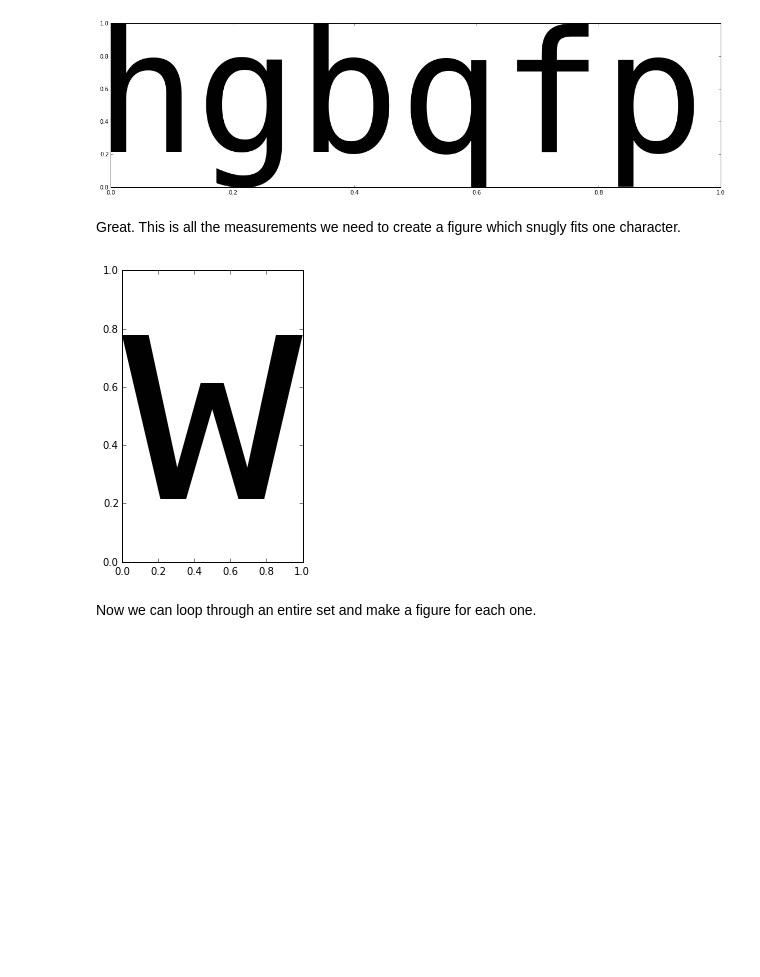
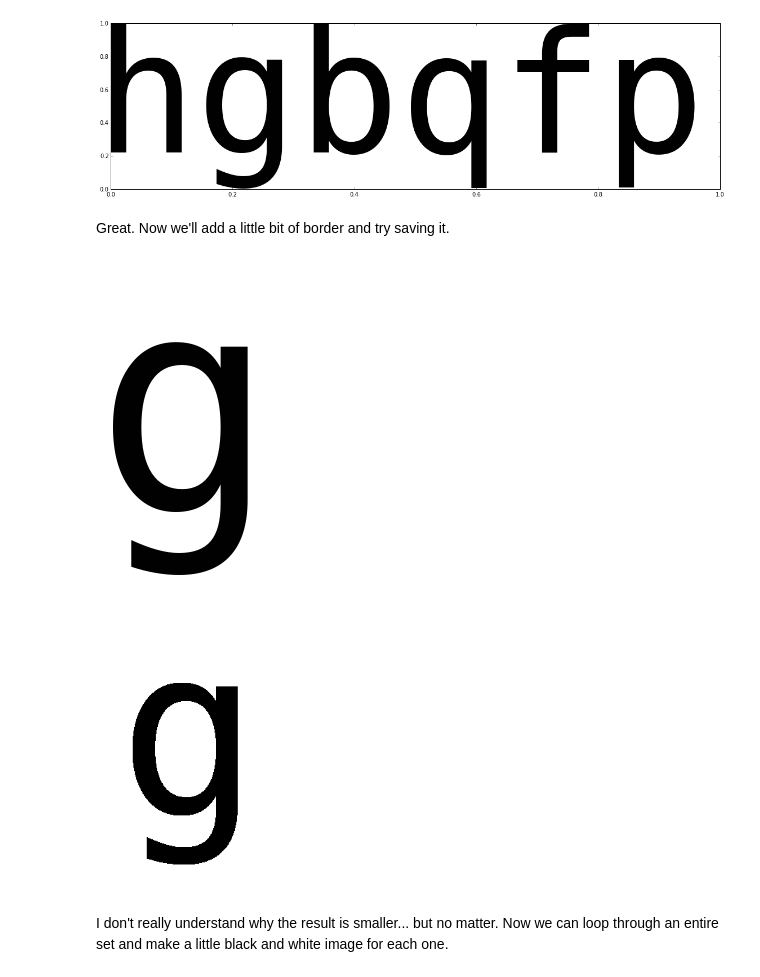
Before and after one commit to drpeteb/ascii-art, a Jupyter notebook: Ascii-Art.ipynb, the cells around one changed output. Saved outputs shown, nothing was run; the diff lists cells and outputs as text; code cells hidden in the pictures; blank space fills up the shorter version.

```diff
--- a/Ascii-Art.ipynb
+++ b/Ascii-Art.ipynb
@@ -88,30 +87,48 @@ ax.text(0, descent/(1+descent), "hgbqfp", family="monospace", fontsize=fontsize)
 fig.show()
 # %% [output]
 [figure]
-# %% [markdown]
-Great. This is all the measurements we need to create a figure which snugly fits one character.
+# %% [markdown]
+Great. Now we'll add a little bit of border and try saving it.
 # %%
 # Specify a big font size
 fontsize = 300
 
 # Font paramters
-scale = 73.5
+scale = 95
 aspect = 0.793
-descent = 0.28
+descent = 0.29
+border = 0.05
 
 # Make a figure large enough for exactly 1 character
-figheight = fontsize*(1+descent)/scale
-figwidth = float(fontsize)*aspect/scale
+figheight = (1+2*border)*fontsize*(1+descent)/scale
+figwidth =  (1+2*border)*fontsize*aspect/scale
 
-# Draw it
+# Create the figure
 fig = plt.figure(figsize=(figwidth,figheight))
-ax = fig.add_subplot(1,1,1)
-ax.text(0, descent/(1+descent), "w", family="monospace", fontsize=fontsize)
-fig.show()
+ax = fig.add_axes((0,0,1,1))
+ax.text(border, (border+descent)/(1+2*border+descent), "g", family="monospace", fontsize=fontsize)
 
-# Convert to an image
+# Remove the axes
+ax.set_frame_on(False)
+ax.set_xticks([])
+ax.set_yticks([])
+plt.axis('off')
+
+# Renderer
+fig.canvas.draw()
+
+# Convert to a numpy array
+w,h = fig.canvas.get_width_height()
+arr = np.fromstring( fig.canvas.tostring_rgb(), dtype=np.uint8 )
+arr.shape = (h,w,3)
+
+# See what it looks like
+plt.figure(figsize=(figwidth,figheight))
+plt.imshow(arr)
+plt.axis("off");
 # %% [output]
-[figure, old version]
+[figure, new version]
+[figure, added]
 # %% [markdown]
-Now we can loop through an entire set and make a figure for each one.
+I don't really understand why the result is smaller... but no matter. Now we can loop through an entire set and make a little black and white image for each one.
 # %%
```
Also changed, not shown: parts of 18 cells of this notebook, 3 other files.
